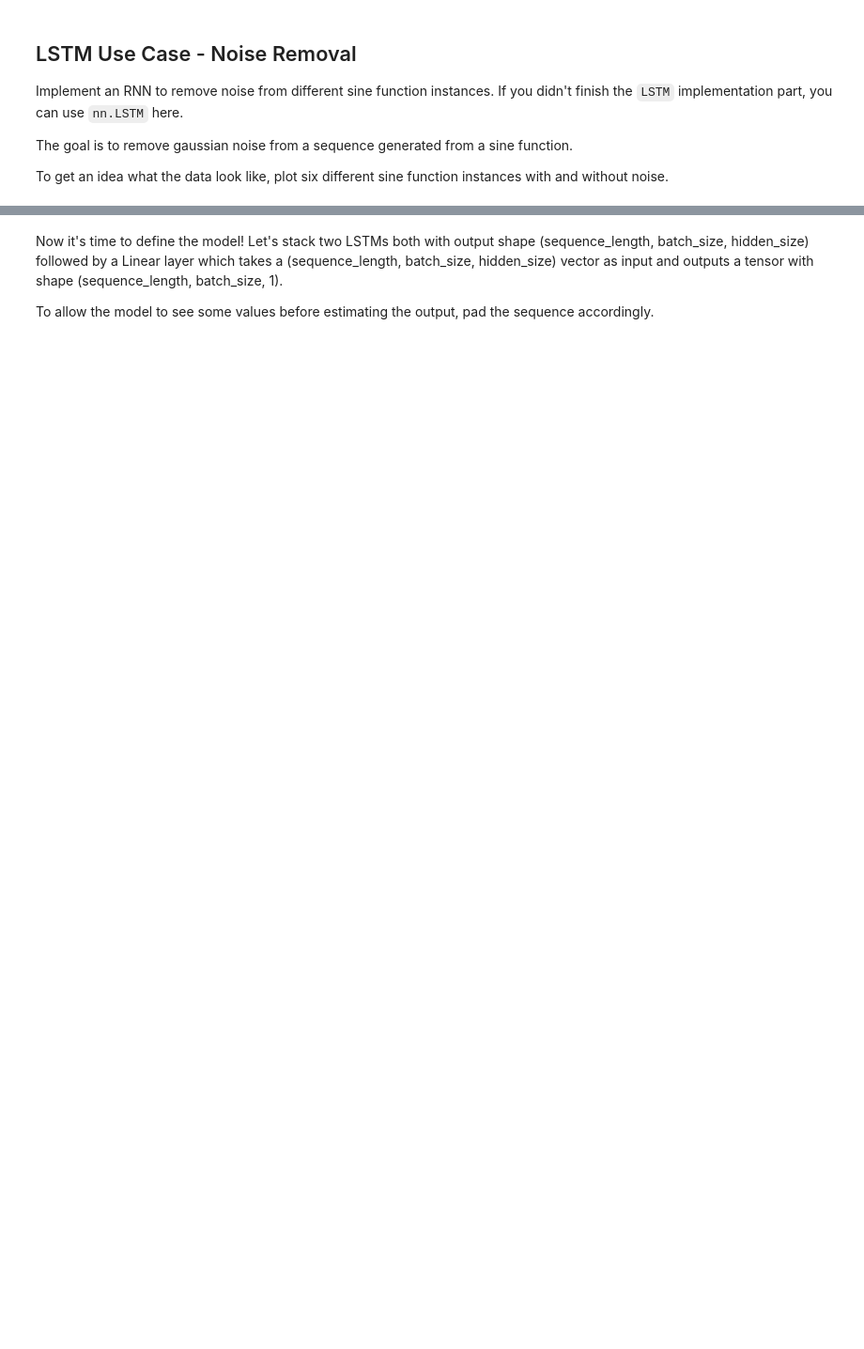
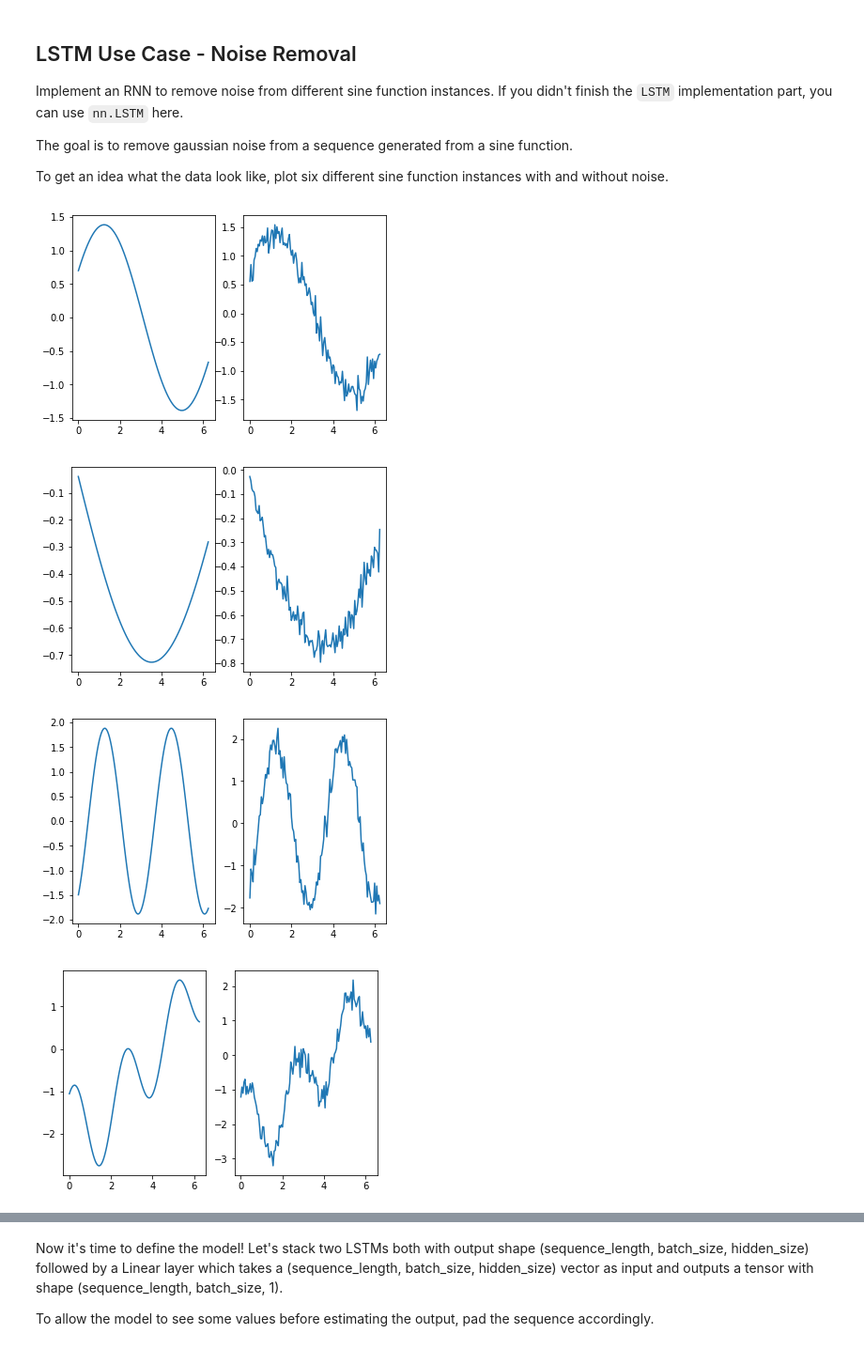
Before and after one commit to bornabesic/deep-learning-exercises, a Jupyter notebook: Exercise 5/exercise05_rnn.ipynb, the cells around one changed output, grey strips where cells are left out. Shown at 94% size. Cells and saved outputs as stored; diff of their text form; code cells hidden in the pictures; blank space fills up the shorter version.

```diff
--- a/Exercise 5/exercise05_rnn.ipynb
+++ b/Exercise 5/exercise05_rnn.ipynb
@@ -244,26 +230,40 @@ To get an idea what the data look like, plot six different sine function instanc
 # %%
 # let's create a generator for sine functions with different amplitudes, shift and frequency
 
 class RandomSineFunction:
 
     def __init__(self):
         num_sines = np.random.randint(1, 4)
         self.amplitude = np.random.uniform(0, 2, num_sines)
         self.offsets = np.random.uniform(-np.pi, np.pi, num_sines)
         self.frequency = np.random.uniform(0.1, 1, num_sines)
 
     def __call__(self, x):
         return np.array([a * np.sin(np.pi * f * x + o)
                          for a, f, o in zip(self.amplitude, self. frequency, self.offsets)]).sum(axis=0)
 
 
 def sample_sine_functions(num_functions):
     return [RandomSineFunction() for _ in range(num_functions)]
 
 
 def noisy(y, noise_ratio=0.05, axes=None):
     noise_range = np.ptp(y, axis=axes, keepdims=True) * noise_ratio
     return y + np.random.normal(0, noise_range, size=y.shape)
 
 # START TODO #############
+fs = sample_sine_functions(6)
+xs = np.arange(0, 2 * np.pi, 0.05)
+for f in fs:
+    ys = f(xs)
+    plt.figure()
+    plt.subplot(1, 2, 1)
+    plt.plot(xs, ys)
+    plt.subplot(1, 2, 2)
+    plt.plot(xs, noisy(ys))
 # END TODO #############
+# %% [output]
+[figure, added]
+[figure, added]
+[figure, added]
+[figure, added]
```
Also changed, not shown: parts of 6 cells of this notebook.
